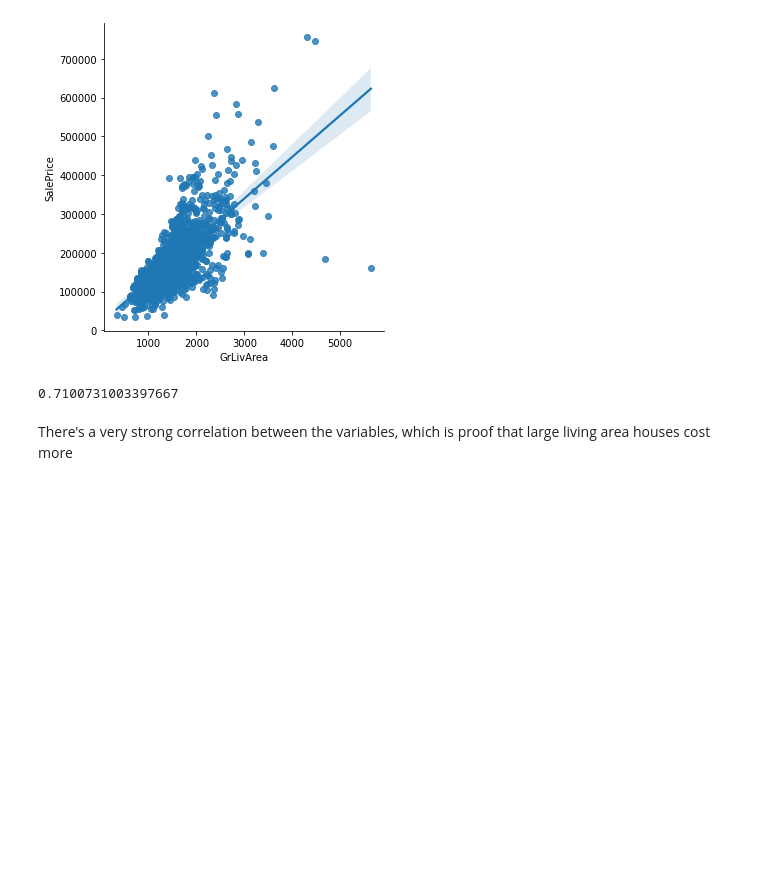
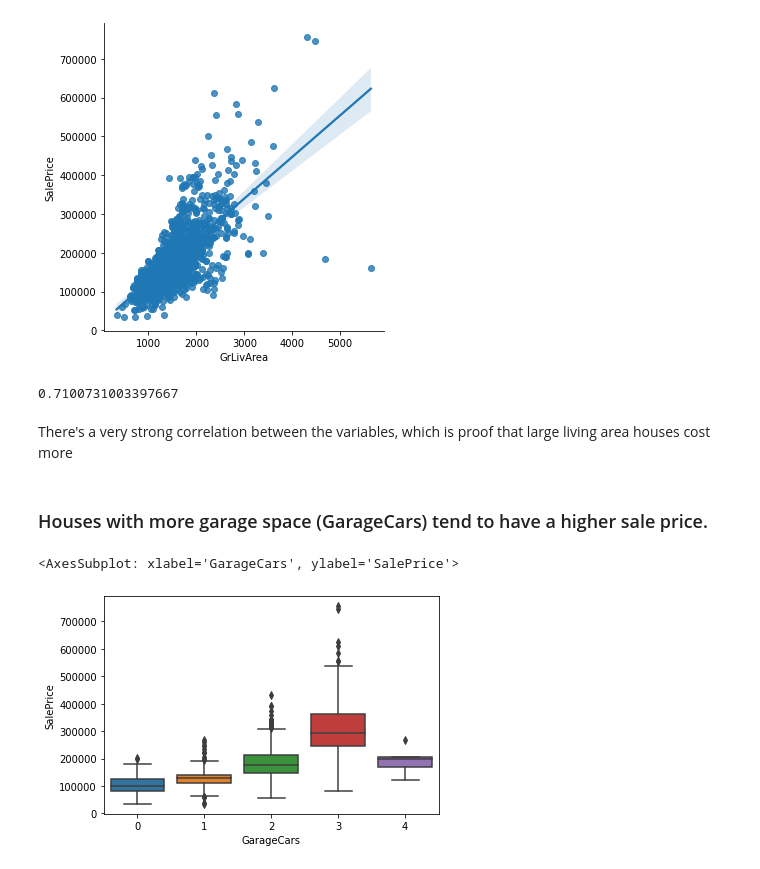
Before and after one commit to NathanBitu/House-Price-Regression, a Jupyter notebook: EDA.ipynb, the cells around one changed output. Saved outputs shown, nothing was run; the diff lists cells and outputs as text; code cells hidden in the pictures; blank space fills up the shorter version.

Commit message:
Bunch of new Hyphotesis/ analysing SalePrice dist

```diff
--- a/EDA.ipynb
+++ b/EDA.ipynb
@@ -73,3 +70,10 @@ np.corrcoef(data['GrLivArea'], data['SalePrice'])[0,1]
 0.7100731003397667
 # %% [markdown]
 There's a very strong correlation between the variables, which is proof that large living area houses cost more
+# %% [markdown]
+### Houses with more garage space (GarageCars) tend to have a higher sale price.
+# %%
+sns.boxplot(x = 'GarageCars', y = 'SalePrice', data = data)
+# %% [output]
+<AxesSubplot: xlabel='GarageCars', ylabel='SalePrice'>
+[figure, added]
```
Also changed, not shown: parts of 17 cells of this notebook.
